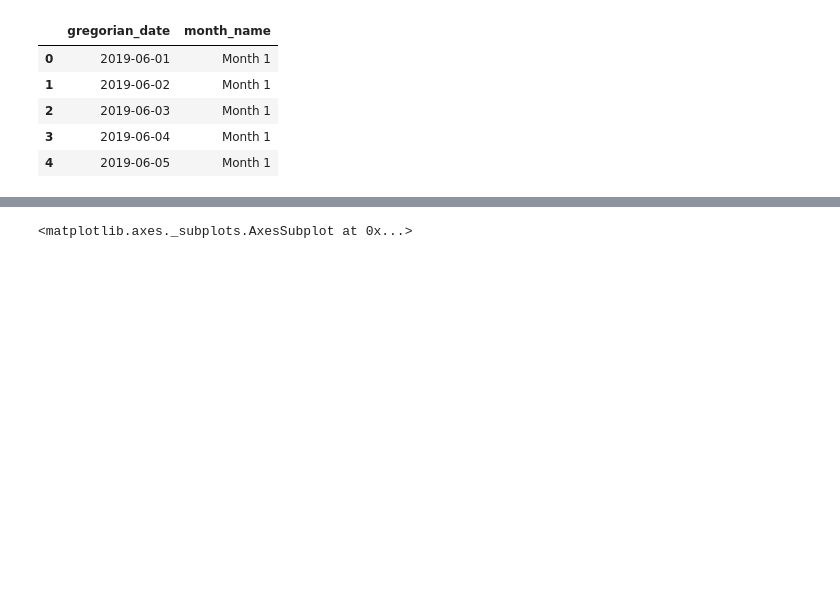
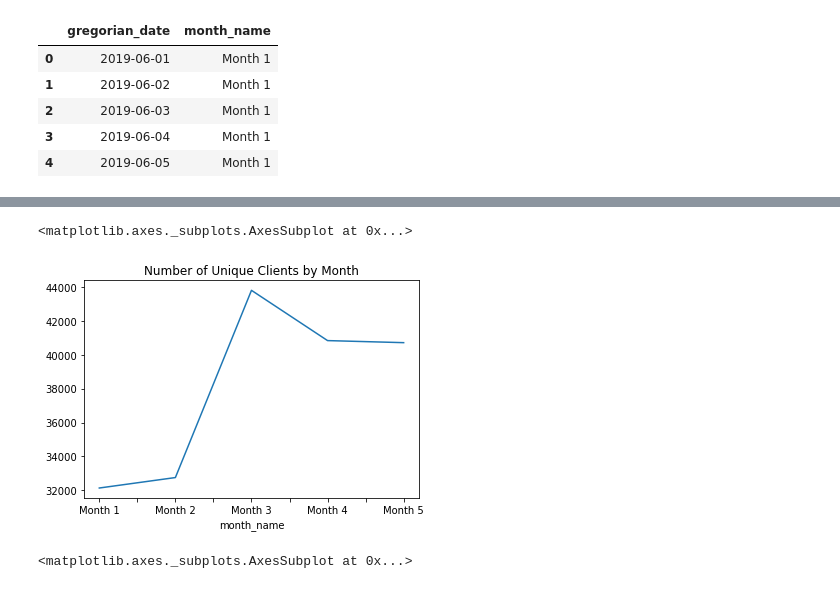
Before and after one commit to AvatarJoshi/marketing_campaign_analysis, a Jupyter notebook: marketing_analysis.ipynb, the cells around one changed output, grey strips where cells are left out. Cells and saved outputs as stored; diff of their text form; code cells hidden in the pictures; blank space fills up the shorter version.

```diff
--- a/marketing_analysis.ipynb
+++ b/marketing_analysis.ipynb
@@ -79,3 +270,9 @@ dtype: bool
+# %%
+# Plot the number of unique clients by month
+df.groupby('month_name').client_id.nunique().plot(kind='line', title='Number of Unique Clients by Month')
+# %% [output]
+<matplotlib.axes._subplots.AxesSubplot at 0x...>
+[figure, added]
 # %%
 # Plot the number of clients by month
 df.groupby('month_name').client_id.count().plot(kind='line', title='Number of Clients by Month')
```
Also changed, not shown: parts of 19 cells of this notebook.
